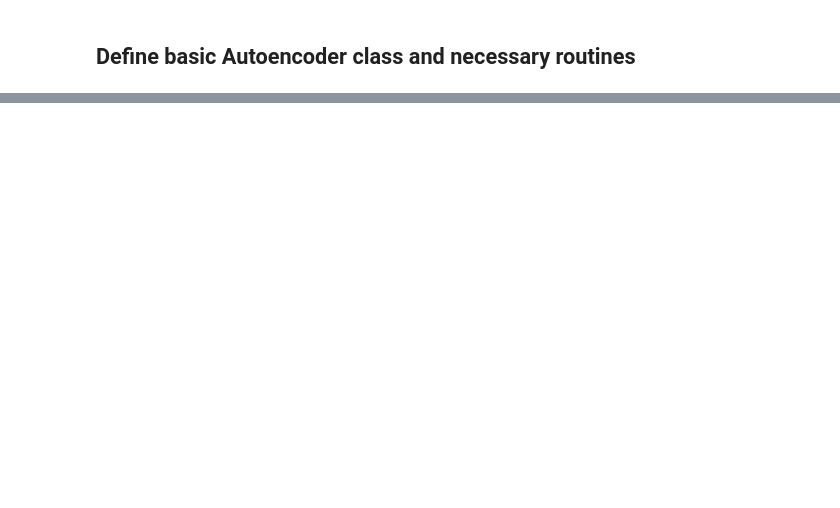
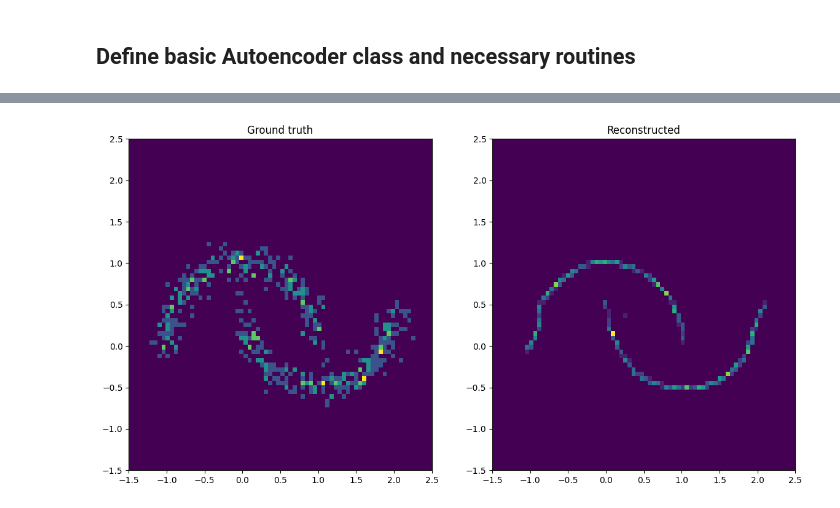
Before and after one commit to CKleiber/SciML-Seminar, a Jupyter notebook: main.ipynb, the cells around one changed output, grey strips where cells are left out. Saved outputs shown, nothing was run; the diff lists cells and outputs as text; code cells hidden in the pictures; blank space fills up the shorter version.

```diff
--- a/main.ipynb
+++ b/main.ipynb
@@ -218,0 +179,14 @@ for i, (dataset_name, dataset) in enumerate(datasets.items()):
+# %%
+# compare ground thruth and reconstructed data of test set
+
+reconstructed_moons = autoencoder_moons(torch.Tensor(X_test)).detach().numpy()
+
+fig, ax = plt.subplots(1, 2, figsize=(14, 7))
+
+ax[0].hist2d(X_test[:, 0], X_test[:, 1], bins=np.linspace(-1.5, 2.5, 75))
+ax[0].set_title('Ground truth')
+
+ax[1].hist2d(reconstructed_moons[:, 0], reconstructed_moons[:, 1], bins=np.linspace(-1.5, 2.5, 75))
+ax[1].set_title('Reconstructed');
+# %% [output]
+[figure, added]
```
Also changed, not shown: parts of 11 cells of this notebook.
